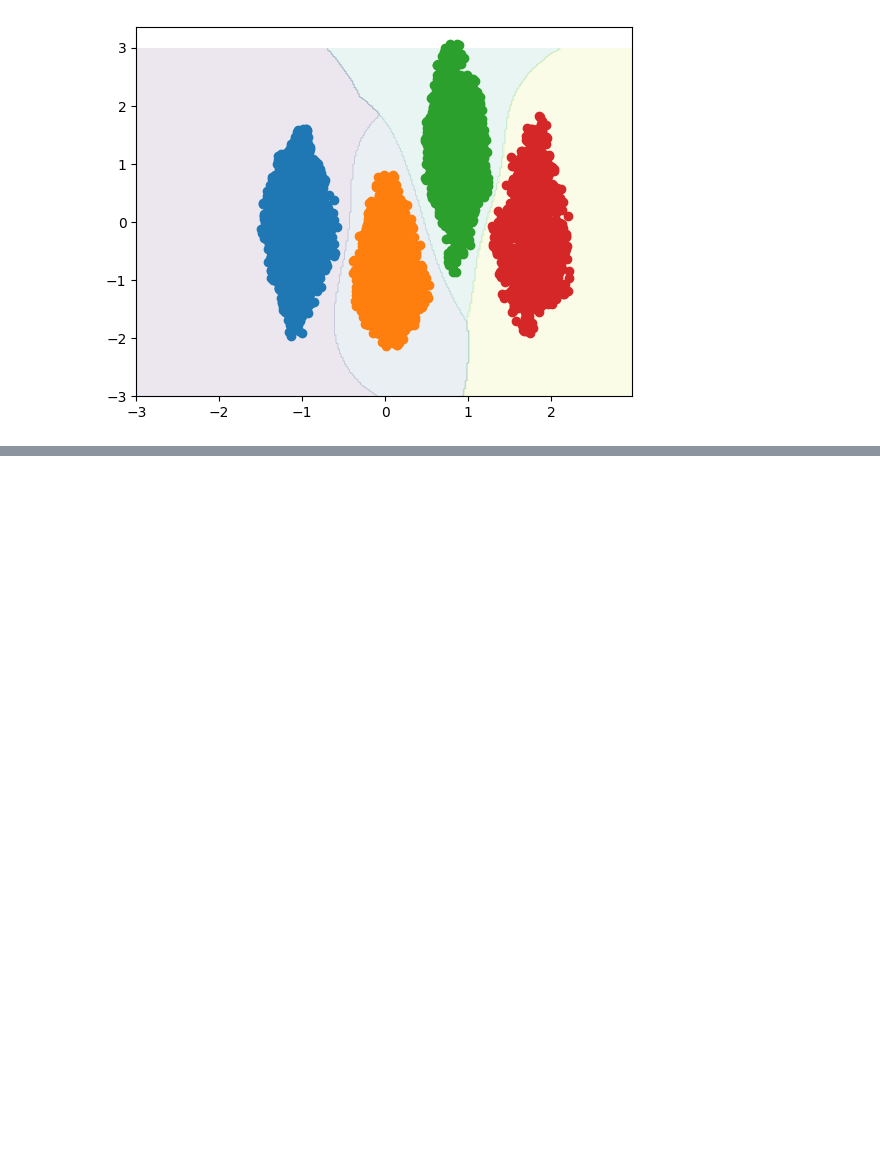
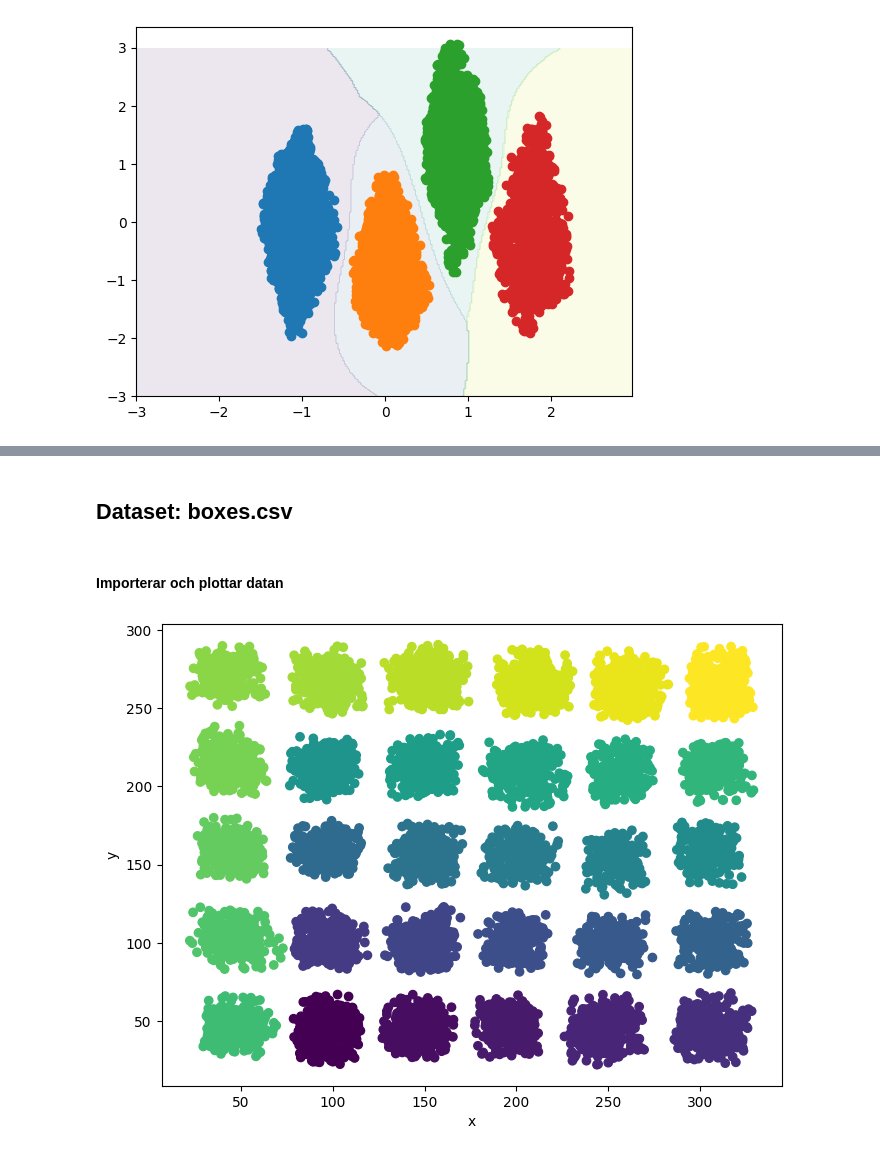
Before and after one commit to Woodthorne/Learning-by-doing, a Jupyter notebook: DeepLearning/Fun/fun_predict.ipynb, the cells around one changed output, grey strips where cells are left out. Drawn from its saved outputs; the diff is of its cells as text; code cells hidden in the pictures; blank space fills up the shorter version.

```diff
--- a/DeepLearning/Fun/fun_predict.ipynb
+++ b/DeepLearning/Fun/fun_predict.ipynb
@@ -80,0 +106,9 @@ basic1_model.plot()
+# %% [markdown]
+## Dataset: boxes.csv
+# %% [markdown]
+#### Importerar och plottar datan
+# %%
+boxes_data = pd.read_csv('boxes.csv')
+plot_fun_data(boxes_data)
+# %% [output]
+[figure, added]
```
Also changed, not shown: parts of 16 cells of this notebook.
